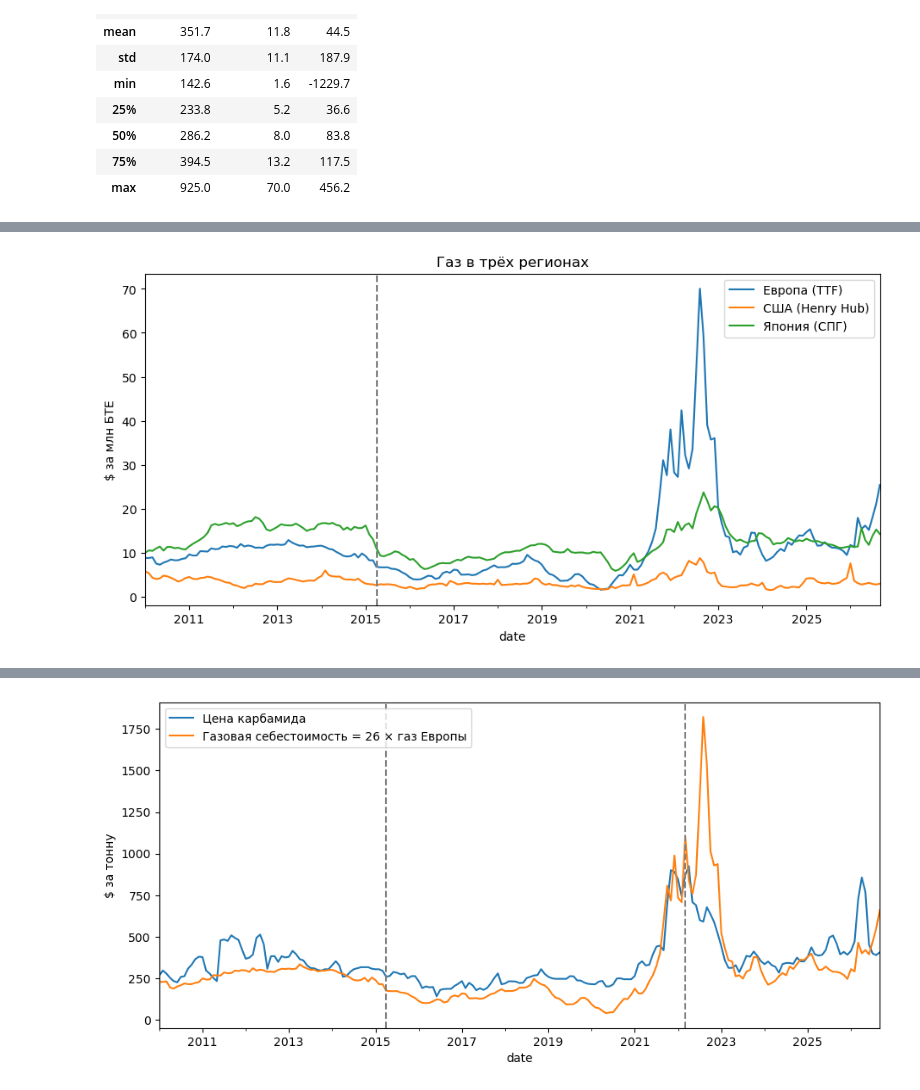
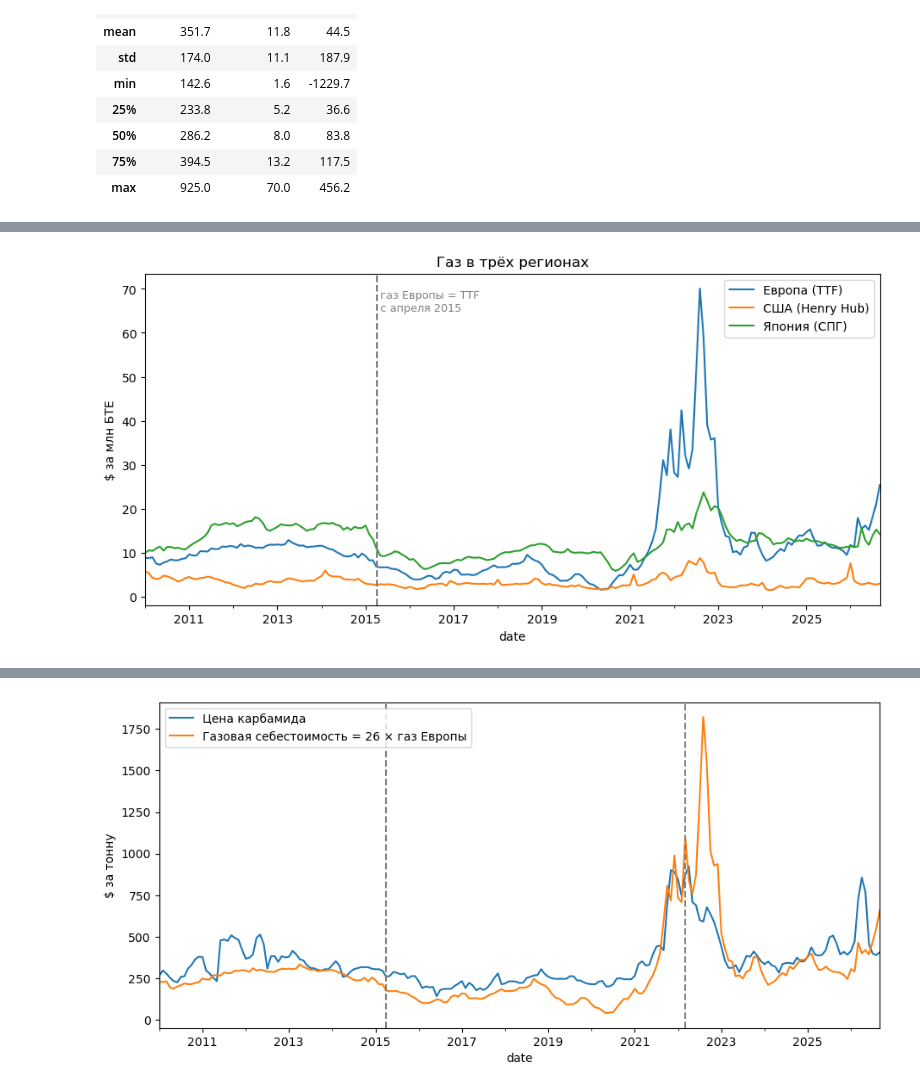
Before and after one commit to VldslMr/fertilizer-supply-chain-digital-model, a Jupyter notebook: notebooks/01_eda_prices.ipynb, the cells around one changed output, grey strips where cells are left out. Cells and saved outputs as stored; diff of their text form; code cells hidden in the pictures.

```diff
--- a/notebooks/01_eda_prices.ipynb
+++ b/notebooks/01_eda_prices.ipynb
@@ -40,9 +61,10 @@ s[["urea_price", "gas_europe", "markup"]].describe().round(1)
 # %%
 ax = df.loc["2010":, ["gas_europe", "gas_us", "lng_japan"]].plot(figsize=(11, 5))
-ax.axvline(pd.Timestamp("2015-04-01"), color="grey", linestyle="--")      # с этого месяца газ Европы = TTF
+ax.axvline(pd.Timestamp("2015-04-01"), color="grey", linestyle="--")                      # с этого месяца газ Европы = TTF
+ax.text(pd.Timestamp("2015-04-01"), 65, " газ Европы = TTF\n с апреля 2015", fontsize=9, color="grey")
 ax.set_ylabel("$ за млн БТЕ")
 ax.legend(["Европа (TTF)", "США (Henry Hub)", "Япония (СПГ)"])
 ax.set_title("Газ в трёх регионах")
 plt.show()
 # %% [output]
-[figure, old version]
+[figure, new version]
```
Also changed, not shown: parts of 30 cells of this notebook.
